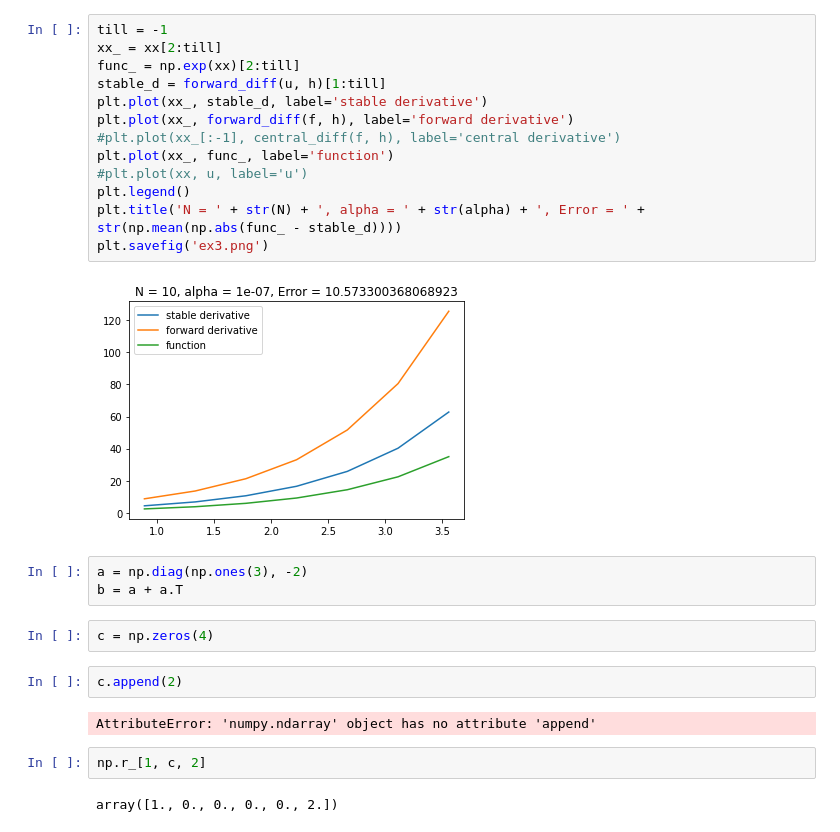
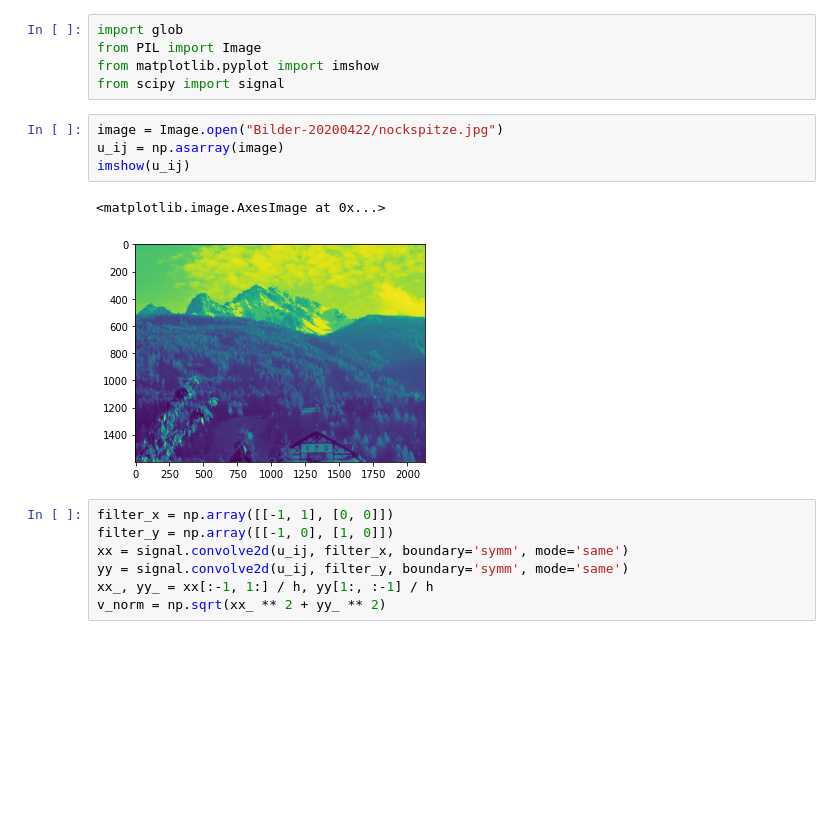
Before and after one commit to valentyn1boreiko/mathematical_image_processing, a Jupyter notebook: excercise_3.ipynb, the cells around one changed output. Cells and saved outputs as stored; diff of their text form; blank space fills up the shorter version.

```diff
--- a/excercise_3.ipynb
+++ b/excercise_3.ipynb
@@ -66,28 +83,19 @@ print(A.shape, f.shape)
-# %%
-till = -1
-xx_ = xx[2:till]
-func_ = np.exp(xx)[2:till]
-stable_d = forward_diff(u, h)[1:till]
-plt.plot(xx_, stable_d, label='stable derivative')
-plt.plot(xx_, forward_diff(f, h), label='forward derivative')
-#plt.plot(xx_[:-1], central_diff(f, h), label='central derivative')
-plt.plot(xx_, func_, label='function')
-#plt.plot(xx, u, label='u')
-plt.legend()
-plt.title('N = ' + str(N) + ', alpha = ' + str(alpha) + ', Error = ' + str(np.mean(np.abs(func_ - stable_d))))
-plt.savefig('ex3.png')
-# %% [output]
-[figure, removed]
-# %%
-a = np.diag(np.ones(3), -2)
-b = a + a.T
-# %%
-c = np.zeros(4)
-# %%
-c.append(2)
-# %% [output]
-AttributeError: 'numpy.ndarray' object has no attribute 'append'
-# %%
-np.r_[1, c, 2]
-# %% [output]
-array([1., 0., 0., 0., 0., 2.])
+# %%
+import glob
+from PIL import Image
+from matplotlib.pyplot import imshow
+from scipy import signal
+# %%
+image = Image.open("Bilder-20200422/nockspitze.jpg")
+u_ij = np.asarray(image)
+imshow(u_ij)
+# %% [output]
+<matplotlib.image.AxesImage at 0x...>
+[figure, added]
+# %%
+filter_x = np.array([[-1, 1], [0, 0]])
+filter_y = np.array([[-1, 0], [1, 0]])
+xx = signal.convolve2d(u_ij, filter_x, boundary='symm', mode='same')
+yy = signal.convolve2d(u_ij, filter_y, boundary='symm', mode='same')
+xx_, yy_ = xx[:-1, 1:] / h, yy[1:, :-1] / h
+v_norm = np.sqrt(xx_ ** 2 + yy_ ** 2)
```
Also changed, not shown: parts of 2 cells of this notebook.
